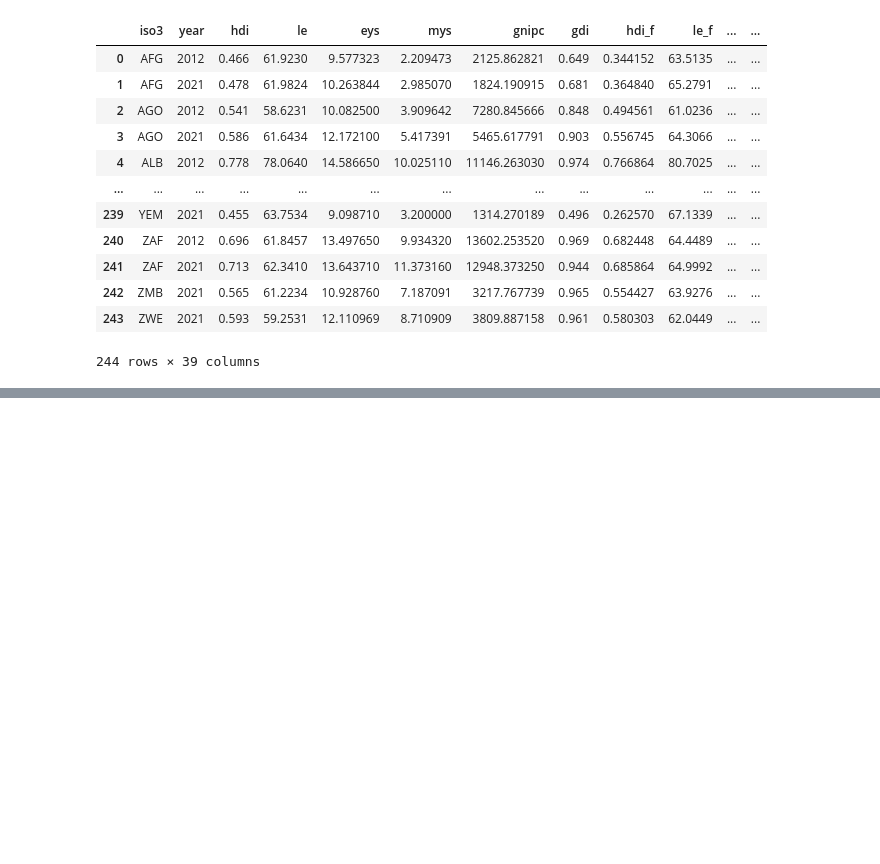
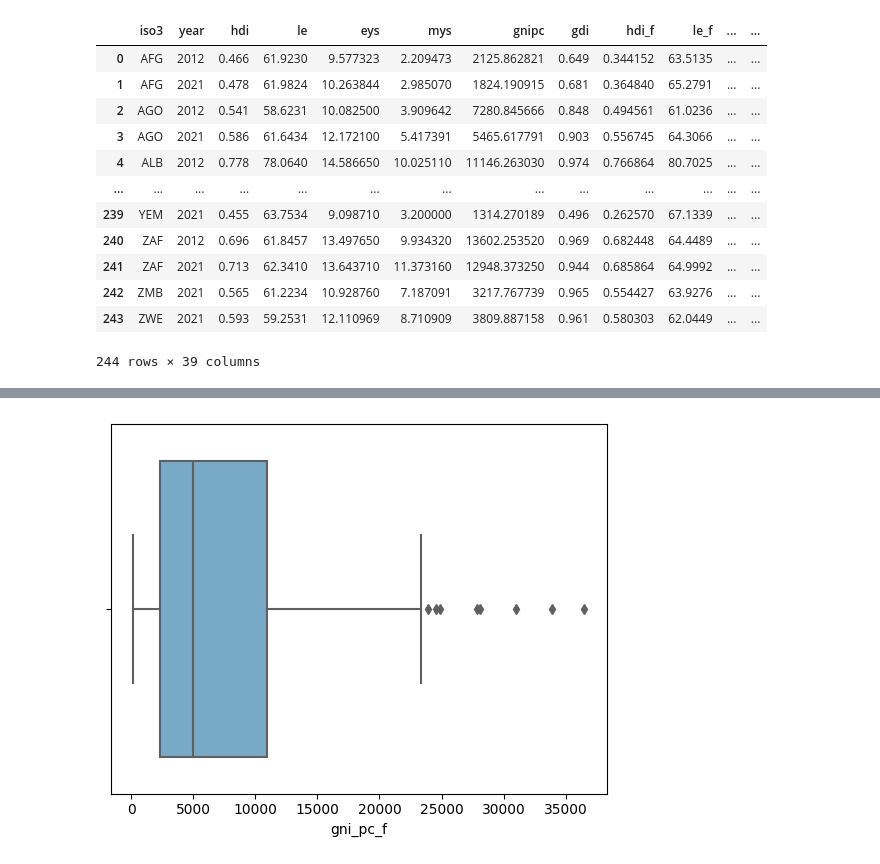
Before and after one commit to HITW-lewagon/HITW, a Jupyter notebook: raw_data.ipynb, the cells around one changed output, grey strips where cells are left out. Saved outputs shown, nothing was run; the diff lists cells and outputs as text; code cells hidden in the pictures; blank space fills up the shorter version.

```diff
--- a/raw_data.ipynb
+++ b/raw_data.ipynb
@@ -207,0 +240,5 @@ X_with_sub_region
+# %%
+sns.boxplot(data=X_with_sub_region, x=X_with_sub_region['gni_pc_f'], palette="Blues");
+plt.show()
+# %% [output]
+[figure, added]
```
Also changed, not shown: parts of 19 cells of this notebook.
